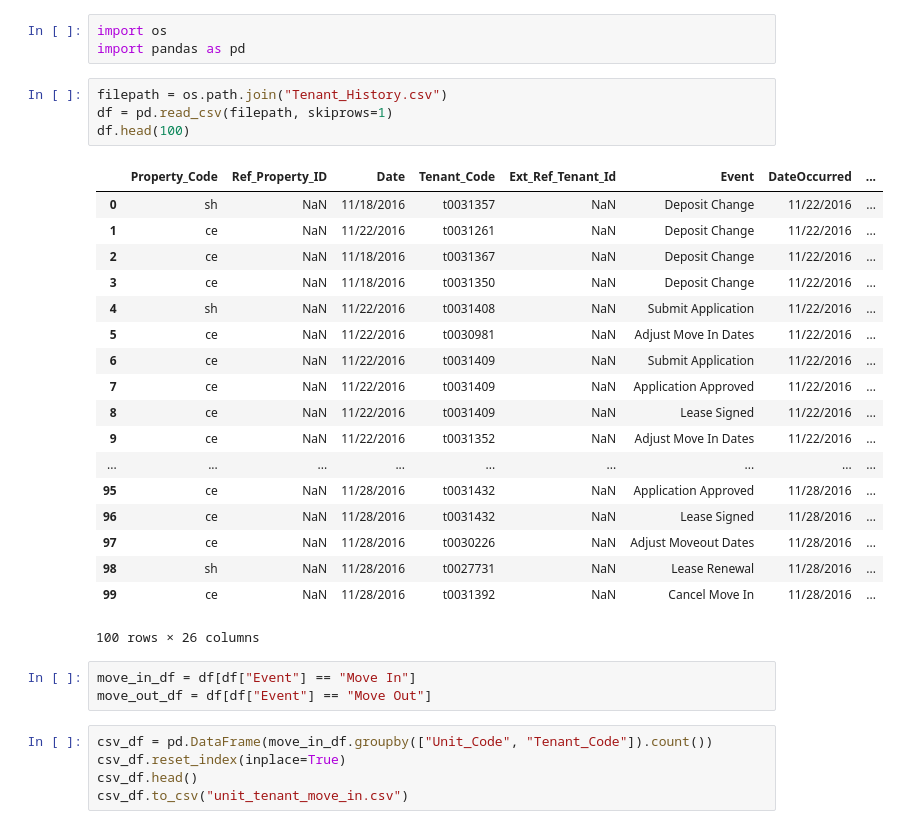
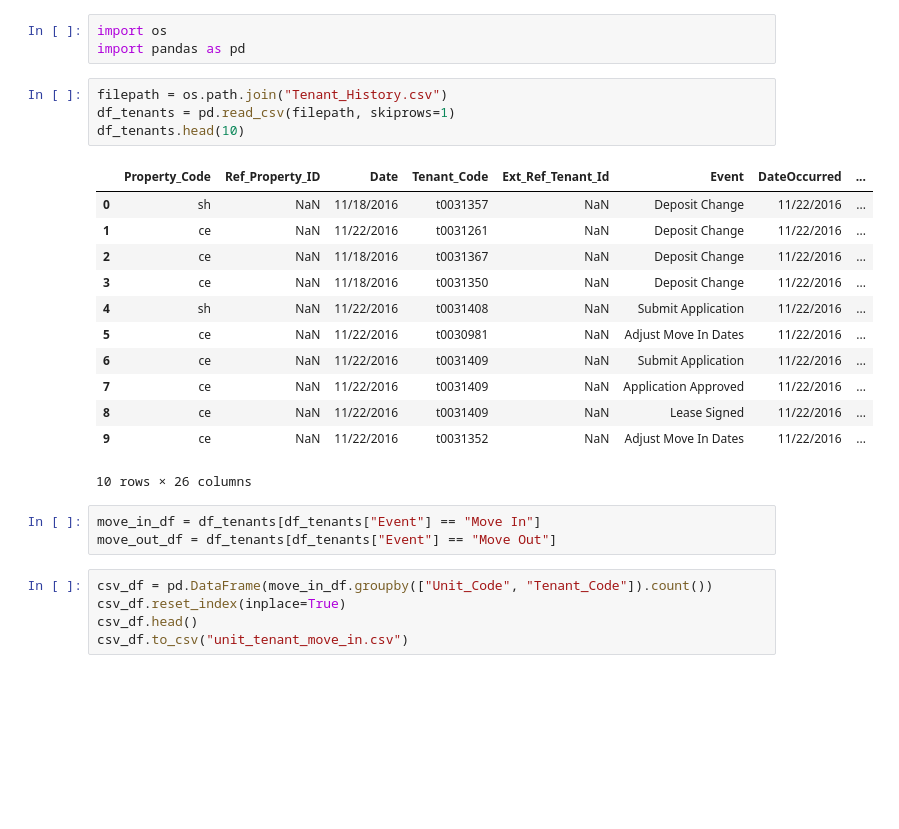
Before and after one commit to richinohio/Final_Project, a Jupyter notebook: Property_Status.ipynb, the cells around one changed output. Cells and saved outputs as stored; diff of their text form; blank space fills up the shorter version.

```diff
--- a/Property_Status.ipynb
+++ b/Property_Status.ipynb
@@ -3,30 +3,24 @@ import os
 import pandas as pd
 # %%
 filepath = os.path.join("Tenant_History.csv")
-df = pd.read_csv(filepath, skiprows=1)
-df.head(100)
+df_tenants = pd.read_csv(filepath, skiprows=1)
+df_tenants.head(10)
 # %% [output]
 |  | Property_Code | Ref_Property_ID | Date | Tenant_Code | Ext_Ref_Tenant_Id | Event | DateOccurred | ... |
 | 0 | sh | NaN | 11/18/2016 | t0031357 | NaN | Deposit Change | 11/22/2016 | ... |
 | 1 | ce | NaN | 11/22/2016 | t0031261 | NaN | Deposit Change | 11/22/2016 | ... |
 | 2 | ce | NaN | 11/18/2016 | t0031367 | NaN | Deposit Change | 11/22/2016 | ... |
 | 3 | ce | NaN | 11/18/2016 | t0031350 | NaN | Deposit Change | 11/22/2016 | ... |
 | 4 | sh | NaN | 11/22/2016 | t0031408 | NaN | Submit Application | 11/22/2016 | ... |
 | 5 | ce | NaN | 11/22/2016 | t0030981 | NaN | Adjust Move In Dates | 11/22/2016 | ... |
 | 6 | ce | NaN | 11/22/2016 | t0031409 | NaN | Submit Application | 11/22/2016 | ... |
 | 7 | ce | NaN | 11/22/2016 | t0031409 | NaN | Application Approved | 11/22/2016 | ... |
 | 8 | ce | NaN | 11/22/2016 | t0031409 | NaN | Lease Signed | 11/22/2016 | ... |
 | 9 | ce | NaN | 11/22/2016 | t0031352 | NaN | Adjust Move In Dates | 11/22/2016 | ... |
-| ... | ... | ... | ... | ... | ... | ... | ... | ... |
-| 95 | ce | NaN | 11/28/2016 | t0031432 | NaN | Application Approved | 11/28/2016 | ... |
-| 96 | ce | NaN | 11/28/2016 | t0031432 | NaN | Lease Signed | 11/28/2016 | ... |
-| 97 | ce | NaN | 11/28/2016 | t0030226 | NaN | Adjust Moveout Dates | 11/28/2016 | ... |
-| 98 | sh | NaN | 11/28/2016 | t0027731 | NaN | Lease Renewal | 11/28/2016 | ... |
-| 99 | ce | NaN | 11/28/2016 | t0031392 | NaN | Cancel Move In | 11/28/2016 | ... |
-100 rows × 26 columns
+10 rows × 26 columns
 # %%
-move_in_df = df[df["Event"] == "Move In"]
-move_out_df = df[df["Event"] == "Move Out"]
+move_in_df = df_tenants[df_tenants["Event"] == "Move In"]
+move_out_df = df_tenants[df_tenants["Event"] == "Move Out"]
 # %%
 csv_df = pd.DataFrame(move_in_df.groupby(["Unit_Code", "Tenant_Code"]).count())
 csv_df.reset_index(inplace=True)
```
Also changed, not shown: parts of 7 cells of this notebook, 1 other file.
